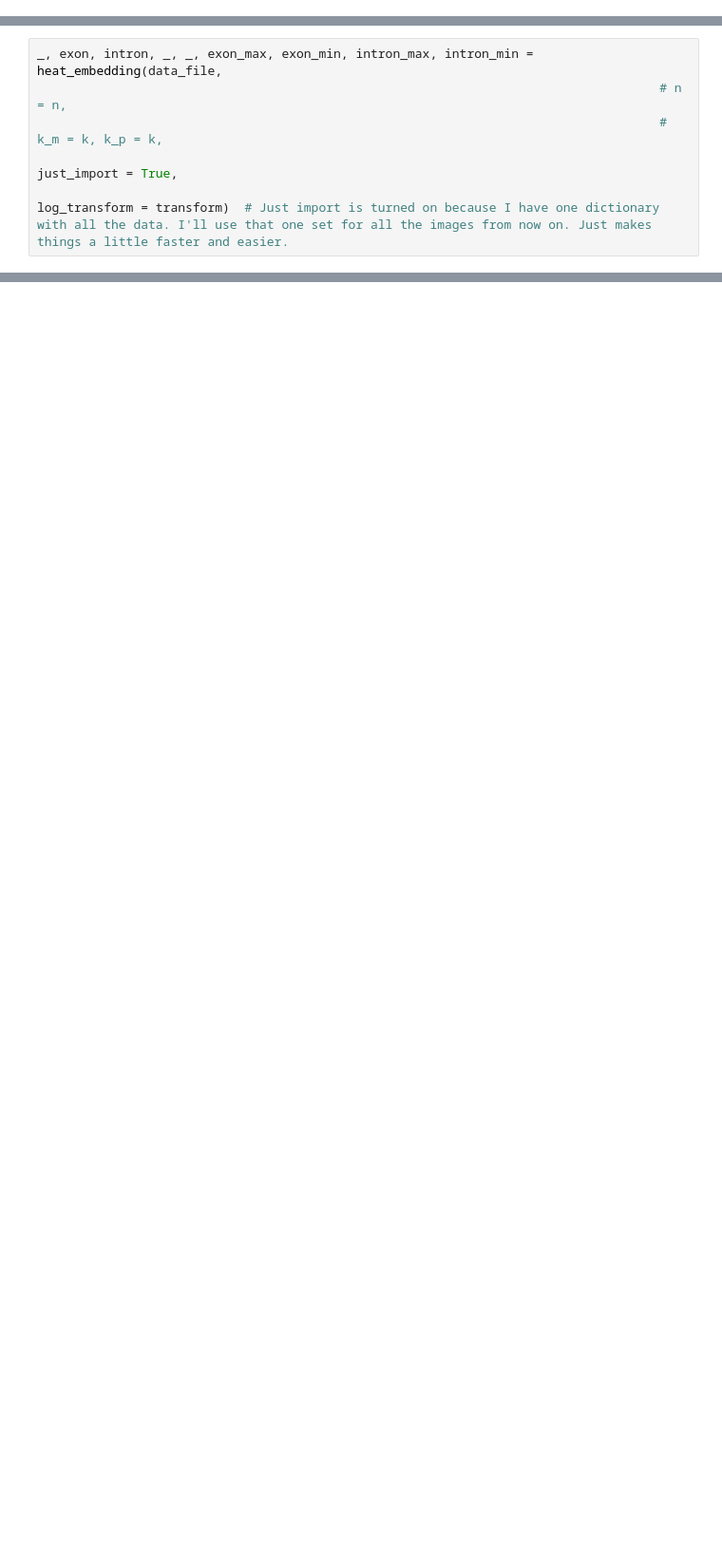
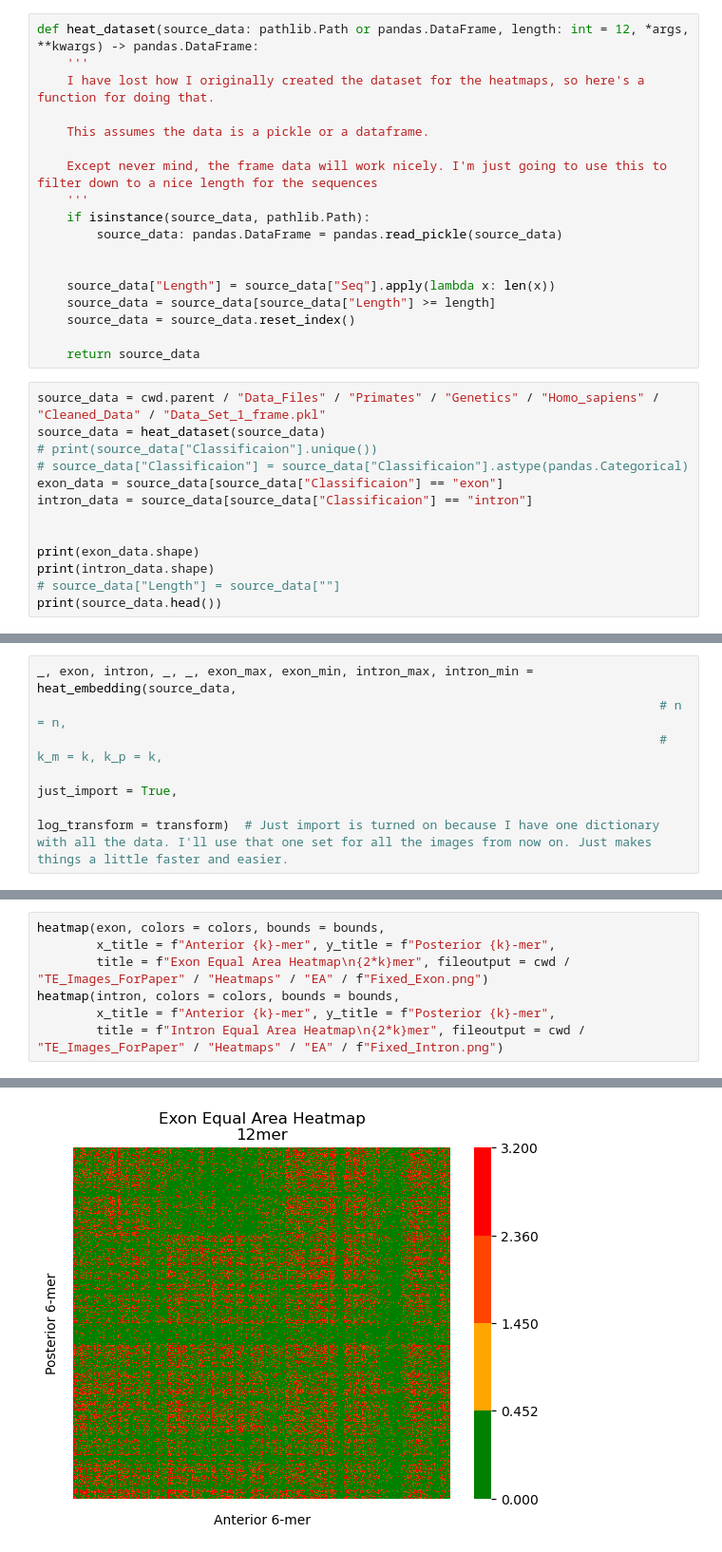
Before and after one commit to ZefCo/Thesis, a Jupyter notebook: FractalDimension/Fixing_HeatEmbedding.ipynb, the cells around one changed output, grey strips where cells are left out. Shown at 95% size. Cells and saved outputs as stored; diff of their text form; blank space fills up the shorter version.

```diff
--- a/FractalDimension/Fixing_HeatEmbedding.ipynb
+++ b/FractalDimension/Fixing_HeatEmbedding.ipynb
@@ -13,0 +27,31 @@ transform = numpy.log2
+# %%
+def heat_dataset(source_data: pathlib.Path or pandas.DataFrame, length: int = 12, *args, **kwargs) -> pandas.DataFrame:
+    '''
+    I have lost how I originally created the dataset for the heatmaps, so here's a function for doing that.
+
+    This assumes the data is a pickle or a dataframe.
+
+    Except never mind, the frame data will work nicely. I'm just going to use this to filter down to a nice length for the sequences
+    '''
+    if isinstance(source_data, pathlib.Path):
+        source_data: pandas.DataFrame = pandas.read_pickle(source_data)
+
+
+    source_data["Length"] = source_data["Seq"].apply(lambda x: len(x))
+    source_data = source_data[source_data["Length"] >= length]
+    source_data = source_data.reset_index()
+
+    return source_data
+# %%
+source_data = cwd.parent / "Data_Files" / "Primates" / "Genetics" / "Homo_sapiens" / "Cleaned_Data" / "Data_Set_1_frame.pkl"
+source_data = heat_dataset(source_data)
+# print(source_data["Classificaion"].unique())
+# source_data["Classificaion"] = source_data["Classificaion"].astype(pandas.Categorical)
+exon_data = source_data[source_data["Classificaion"] == "exon"]
+intron_data = source_data[source_data["Classificaion"] == "intron"]
+
+
+print(exon_data.shape)
+print(intron_data.shape)
+# source_data["Length"] = source_data[""]
+print(source_data.head())
@@ -14,5 +76,5 @@ transform = numpy.log2
 # %%
-_, exon, intron, _, _, exon_max, exon_min, intron_max, intron_min = heat_embedding(data_file,
+_, exon, intron, _, _, exon_max, exon_min, intron_max, intron_min = heat_embedding(source_data,
                                                                                     # n = n,
                                                                                     # k_m = k, k_p = k,
                                                                                     just_import = True,
@@ -19,0 +144,8 @@ _, exon, intron, _, _, exon_max, exon_min, intron_max, intron_min = heat_embeddi
+# %%
+heatmap(exon, colors = colors, bounds = bounds,
+        x_title = f"Anterior {k}-mer", y_title = f"Posterior {k}-mer",
+        title = f"Exon Equal Area Heatmap\n{2*k}mer", fileoutput = cwd / "TE_Images_ForPaper" / "Heatmaps" / "EA" / f"Fixed_Exon.png")
+heatmap(intron, colors = colors, bounds = bounds,
+        x_title = f"Anterior {k}-mer", y_title = f"Posterior {k}-mer",
+        title = f"Intron Equal Area Heatmap\n{2*k}mer", fileoutput = cwd / "TE_Images_ForPaper" / "Heatmaps" / "EA" / f"Fixed_Intron.png")
+# %% [output]
@@ -19,0 +156 @@ _, exon, intron, _, _, exon_max, exon_min, intron_max, intron_min = heat_embeddi
+[figure, added]
```
Also changed, not shown: parts of 21 cells of this notebook, 43 other files.
